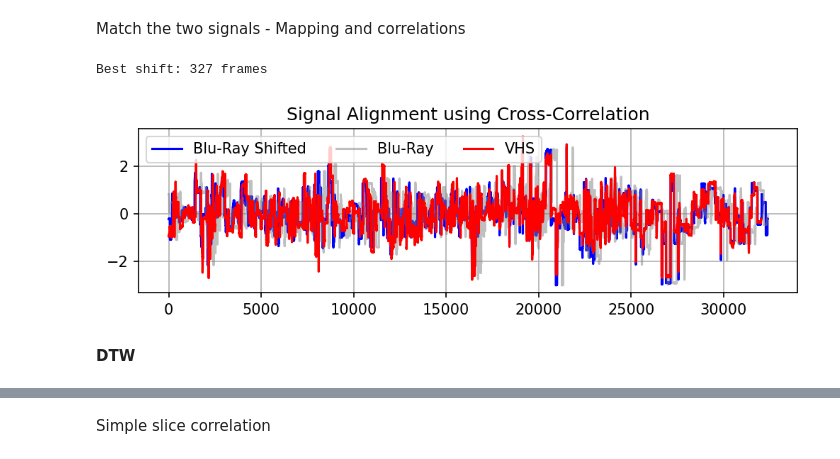
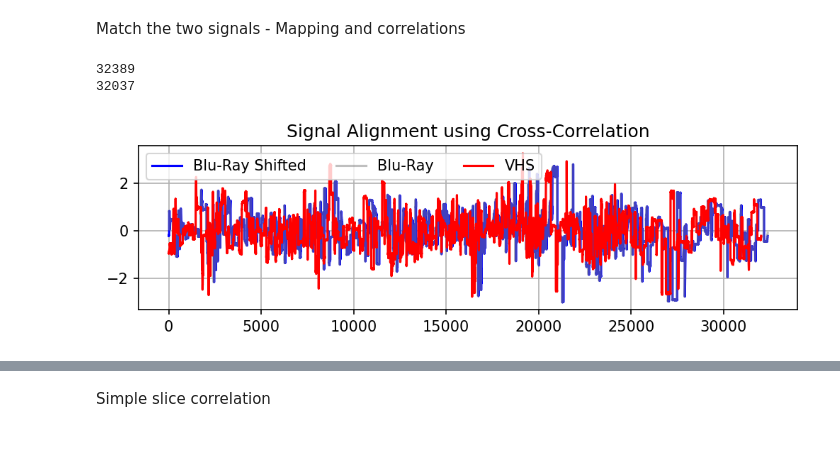
Before and after one commit to GeneralWatt/heidi-language-sync, a Jupyter notebook: Heidi.ipynb, the cells around one changed output, grey strips where cells are left out. Cells and saved outputs as stored; diff of their text form; code cells hidden in the pictures.

```diff
--- a/Heidi.ipynb
+++ b/Heidi.ipynb
@@ -189,7 +41,7 @@ def min_max_normalize(data, axis=None):
 In the following block a few settings can be chosen for the import of the video etc...
 # %%
 #Resolution of 2D signal (This can be small, to import it)
-width_video = 40
+width_video = 50
 height_video = int(width_video/1.77777)
 
 br_fr = 24
@@ -245,13 +105,13 @@ plt.show()  # Display the image
 # %% [markdown]
 Coverting video signal to one-dimentional array methods
 # %%
-#Phash method
-# br_sig = convert_2_1D_signal_phash(br_frames)
-# vhs_sig = convert_2_1D_signal_phash(vhs_frames)
+#Simon Blob
+br_sig = hnt.convert_2_1D_signal_blob(br_frames,hnt.blob_generator(video_shape))
+vhs_sig = hnt.convert_2_1D_signal_blob(vhs_frames,hnt.blob_generator(video_shape))
 
-# plt.figure(figsize=(8,2))
-# plt.plot(br_sig,color="b",label="Blu-Ray")
-# plt.plot(vhs_sig,color="r",label="VHS")
-# plt.legend(ncol=2)
+plt.figure(figsize=(8,2))
+plt.plot(br_sig,color='b',label="Blu-Ray")
+plt.plot(vhs_sig,color='r',label="VHS")
+plt.legend(ncol=2)
 
-#Comment: Nah
+#Comment: Looking good
@@ -258,11 +120,0 @@ Coverting video signal to one-dimentional array methods
-# %%
-#Simon Blob
-br_sig = convert_2_1D_signal_blob(br_frames,blob_generator(video_shape))
-vhs_sig = convert_2_1D_signal_blob(vhs_frames,blob_generator(video_shape))
-
-plt.figure(figsize=(8,2))
-plt.plot(br_sig,color='b',label="Blu-Ray")
-plt.plot(vhs_sig,color='r',label="VHS")
-plt.legend(ncol=2)
-
-#Comment: Looking good
@@ -296,25 +131,22 @@ Match the two signals - Mapping and correlations
+# %%
+print(len(br_sig))
+print(len(vhs_sig))
+# %% [output]
+32389
+32037
+# %%
+x_shifted = np.roll(br_sig, hnt.normal_correlation(br_sig, vhs_sig))
 # %%
-# Compute cross-correlation
-corr = correlate(br_sig,vhs_sig, mode='full',)
-lags = np.arange(-len(vhs_sig)+1, len(br_sig))
-
-best_shift = lags[np.argmax(corr)]
-print(f"Best shift: {best_shift} frames")
-
-# Shift x accordingly (manual shifting)
-x_shifted = np.roll(br_sig, -best_shift)
-
 # Plotting
 plt.figure(figsize=(8,2))
 plt.plot(x_shifted,color='b',label="Blu-Ray Shifted")
 plt.plot(br_sig,color='grey',label="Blu-Ray",alpha=0.5)
 plt.plot(vhs_sig,color='r',label="VHS")
 plt.legend(ncol=3)
 plt.title('Signal Alignment using Cross-Correlation')
 plt.grid(True)
-random_point = 30000
-# plt.xlim(random_point,random_point+2000)
+random_point = 3000
+# plt.xlim(random_point,random_point+500)
 plt.show()
 # %% [output]
-Best shift: 327 frames
-[figure, old version]
+[figure, new version]
@@ -354,2 +152,0 @@ plt.show()
-# %% [markdown]
-**DTW**
```
Also changed, not shown: parts of 26 cells of this notebook, 2 other files.
